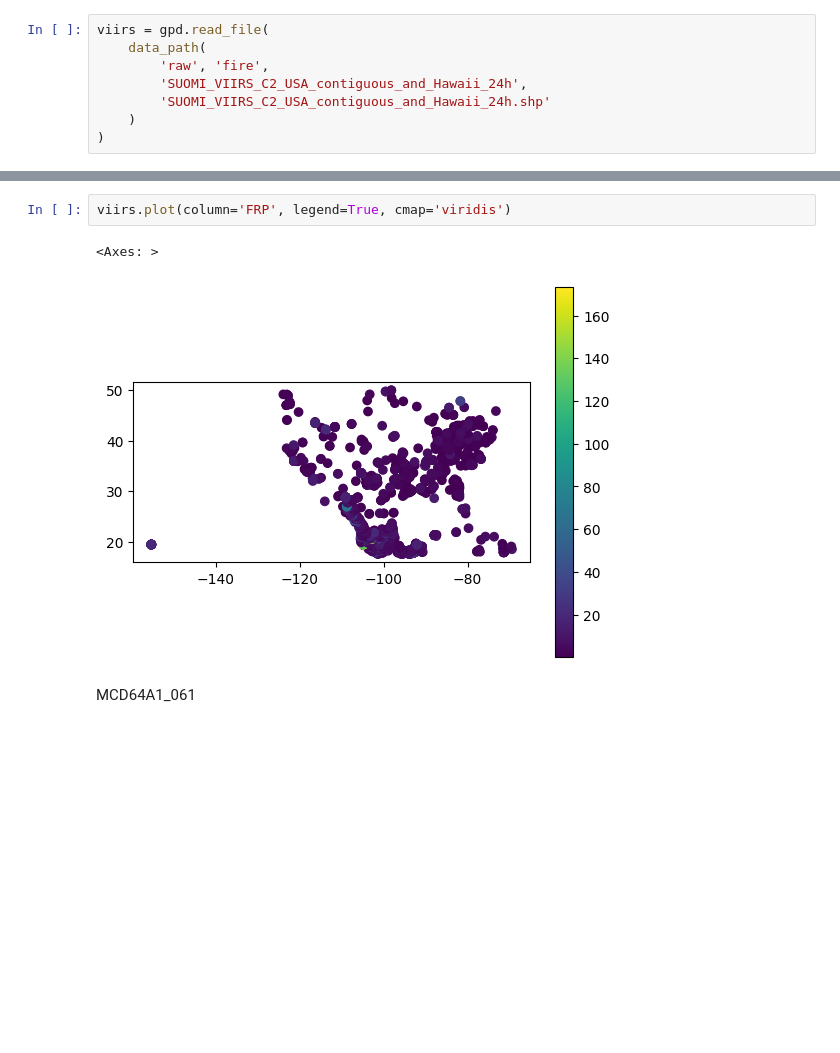
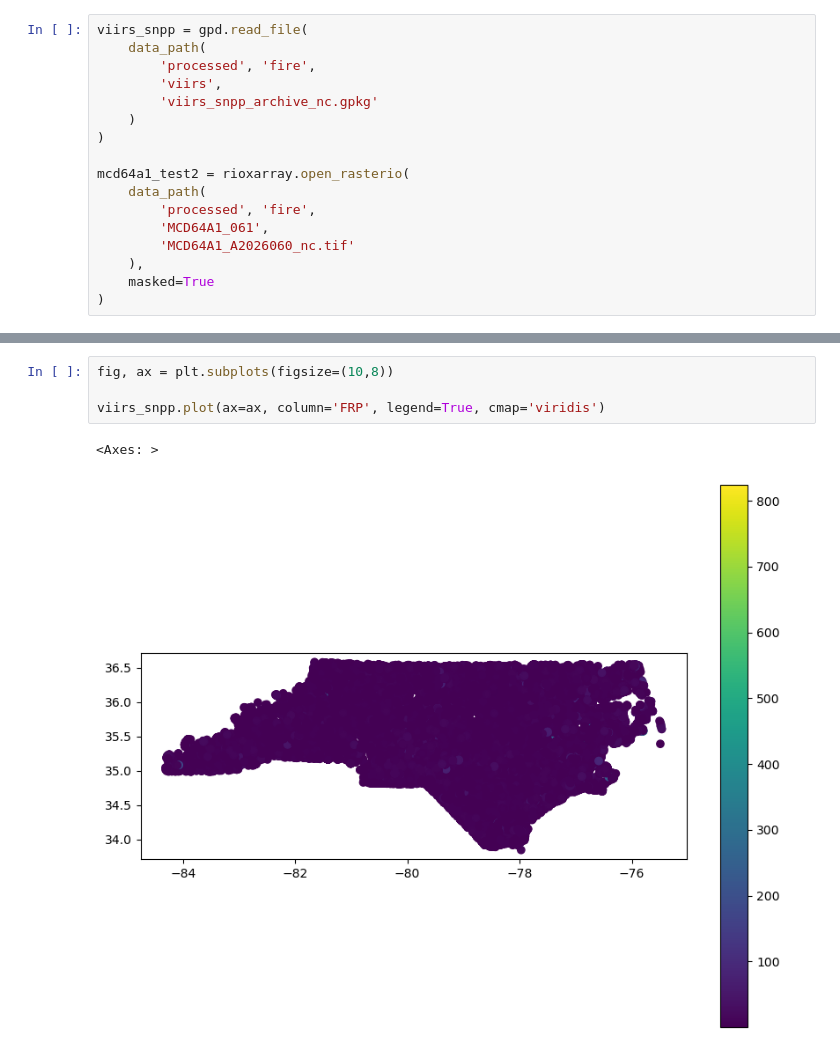
Before and after one commit to jimzhang629/peat_fire_stanback, a Jupyter notebook: notebooks/sandbox.ipynb, the cells around one changed output, grey strips where cells are left out. Saved outputs shown, nothing was run; the diff lists cells and outputs as text; blank space fills up the shorter version.

```diff
--- a/notebooks/sandbox.ipynb
+++ b/notebooks/sandbox.ipynb
@@ -7,8 +10,17 @@ VIIRS VNP14IMG
 # %%
-viirs = gpd.read_file(
+viirs_snpp = gpd.read_file(
     data_path(
-        'raw', 'fire',
-        'SUOMI_VIIRS_C2_USA_contiguous_and_Hawaii_24h',
-        'SUOMI_VIIRS_C2_USA_contiguous_and_Hawaii_24h.shp'
+        'processed', 'fire',
+        'viirs',
+        'viirs_snpp_archive_nc.gpkg'
     )
 )
+
+mcd64a1_test2 = rioxarray.open_rasterio(
+    data_path(
+        'processed', 'fire',
+        'MCD64A1_061',
+        'MCD64A1_A2026060_nc.tif'
+    ),
+    masked=True
+)
@@ -15,7 +49,7 @@ viirs = gpd.read_file(
 # %%
-viirs.plot(column='FRP', legend=True, cmap='viridis')
+fig, ax = plt.subplots(figsize=(10,8))
+
+viirs_snpp.plot(ax=ax, column='FRP', legend=True, cmap='viridis')
 # %% [output]
 <Axes: >
-[figure, old version]
+[figure, new version]
-# %% [markdown]
-MCD64A1_061
```
Also changed, not shown: parts of 5 cells of this notebook, 3 other files.
